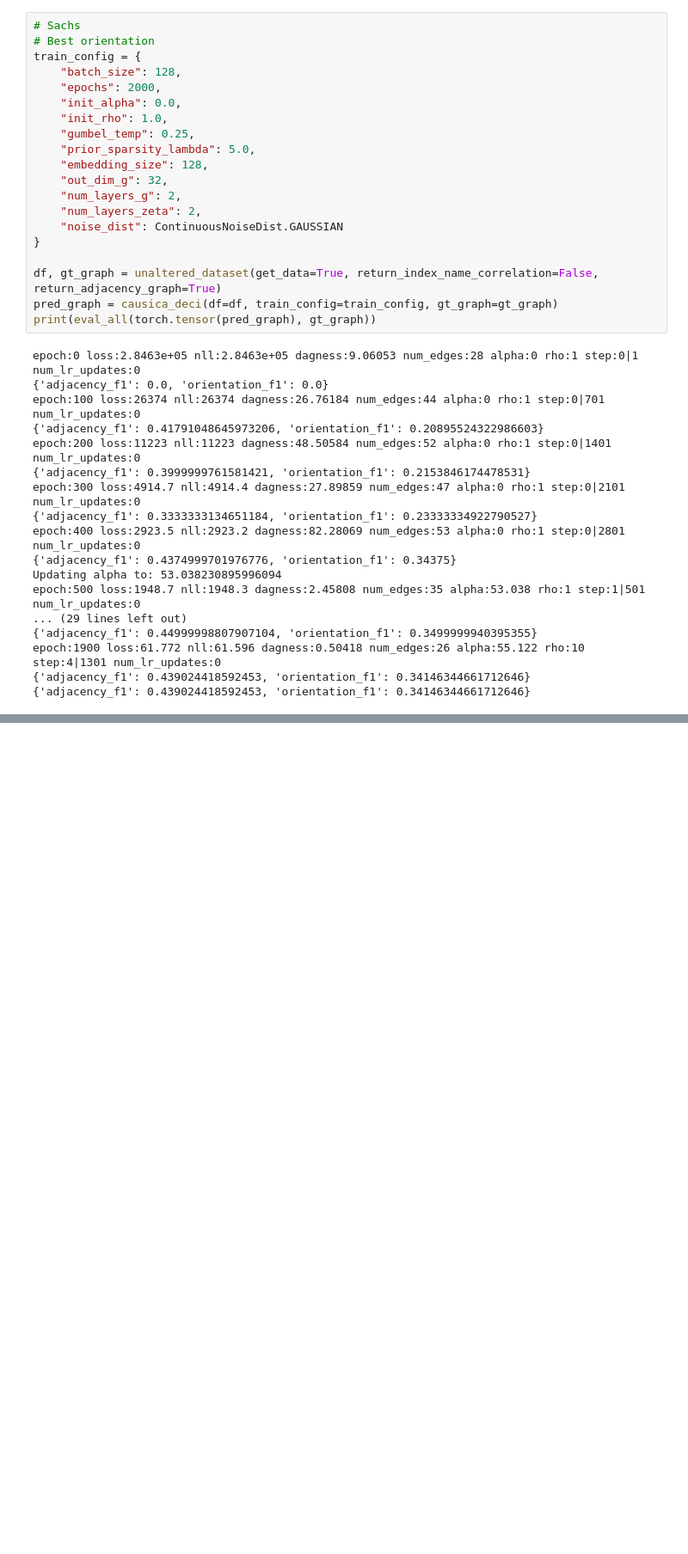
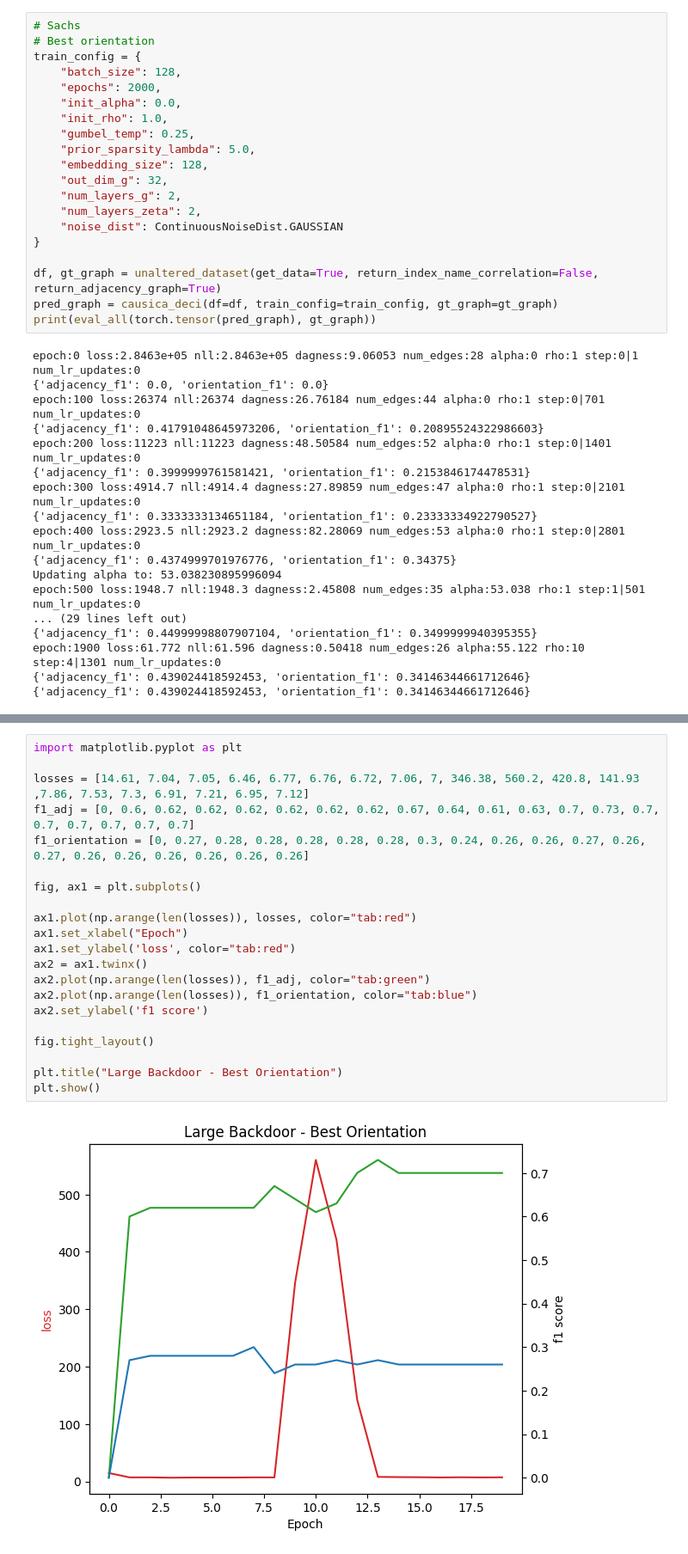
Before and after one commit to diaconuccalin/AI_in_Industry_Project, a Jupyter notebook: models/deci/deci_notebook.ipynb, the cells around one changed output, grey strips where cells are left out. Shown: that part at 86% size. Saved outputs shown, nothing was run; the diff lists cells and outputs as text; blank space fills up the shorter version.

```diff
--- a/models/deci/deci_notebook.ipynb
+++ b/models/deci/deci_notebook.ipynb
@@ -606,0 +647,23 @@ As expected, almost overall significantly worse results for the discretized data
+# %%
+import matplotlib.pyplot as plt
+
+losses = [14.61, 7.04, 7.05, 6.46, 6.77, 6.76, 6.72, 7.06, 7, 346.38, 560.2, 420.8, 141.93 ,7.86, 7.53, 7.3, 6.91, 7.21, 6.95, 7.12]
+f1_adj = [0, 0.6, 0.62, 0.62, 0.62, 0.62, 0.62, 0.62, 0.67, 0.64, 0.61, 0.63, 0.7, 0.73, 0.7, 0.7, 0.7, 0.7, 0.7, 0.7]
+f1_orientation = [0, 0.27, 0.28, 0.28, 0.28, 0.28, 0.28, 0.3, 0.24, 0.26, 0.26, 0.27, 0.26, 0.27, 0.26, 0.26, 0.26, 0.26, 0.26, 0.26]
+
+fig, ax1 = plt.subplots()
+
+ax1.plot(np.arange(len(losses)), losses, color="tab:red")
+ax1.set_xlabel("Epoch")
+ax1.set_ylabel('loss', color="tab:red")
+ax2 = ax1.twinx()
+ax2.plot(np.arange(len(losses)), f1_adj, color="tab:green")
+ax2.plot(np.arange(len(losses)), f1_orientation, color="tab:blue")
+ax2.set_ylabel('f1 score')
+
+fig.tight_layout()
+
+plt.title("Large Backdoor - Best Orientation")
+plt.show()
+# %% [output]
+[figure, added]
```
Also changed, not shown: parts of 8 cells of this notebook, 1 other file.
